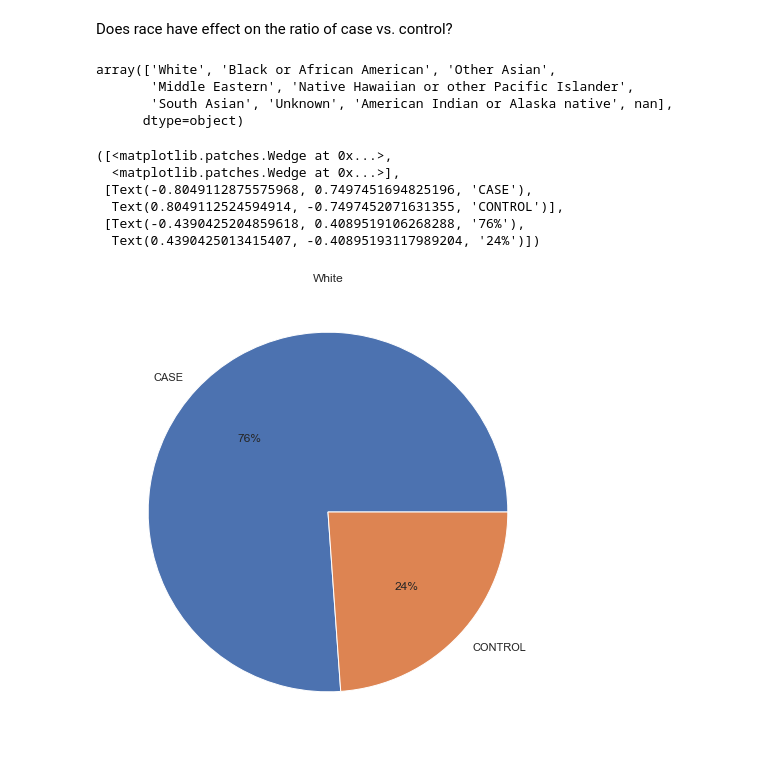
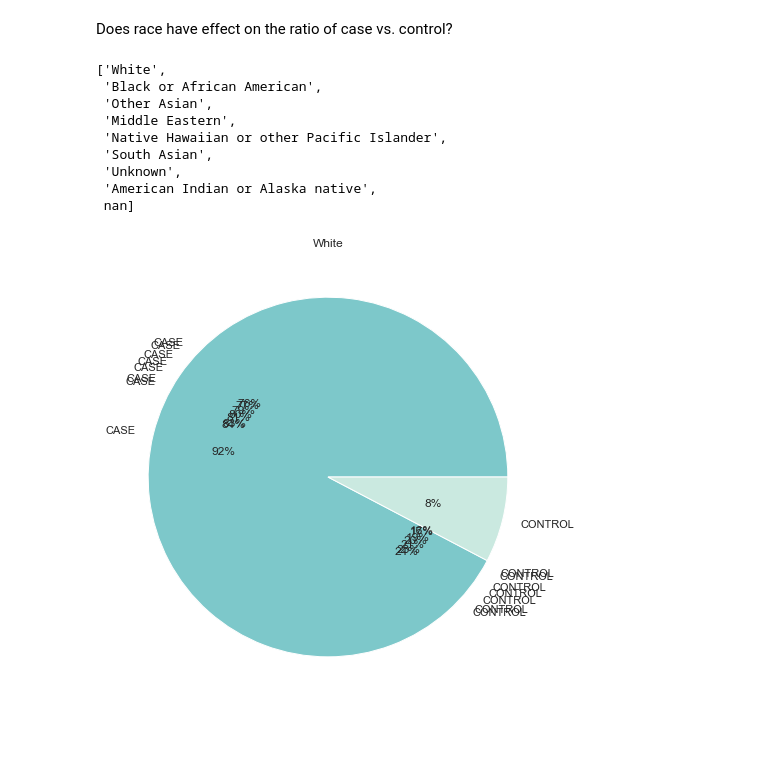
Before and after one commit to MGKane23/accelerate-cure, a Jupyter notebook: Charlotte-Burbridges-Best-Friends-and-Fan-Club.ipynb, the cells around one changed output. Saved outputs shown, nothing was run; the diff lists cells and outputs as text; code cells hidden in the pictures.

```diff
--- a/Charlotte-Burbridges-Best-Friends-and-Fan-Club.ipynb
+++ b/Charlotte-Burbridges-Best-Friends-and-Fan-Club.ipynb
@@ -70,23 +70,22 @@ sns.catplot(data=ms, kind="violin", x="diag_dis", y="BMI", hue="sex", split=True
 # %% [markdown]
 Does race have effect on the ratio of case vs. control?
 # %%
-races = pd.unique(ms['rac_part'])
+races = list(pd.unique(ms['rac_part']))
 races
 # %% [output]
-array(['White', 'Black or African American', 'Other Asian',
-       'Middle Eastern', 'Native Hawaiian or other Pacific Islander',
-       'South Asian', 'Unknown', 'American Indian or Alaska native', nan],
-      dtype=object)
+['White',
+ 'Black or African American',
+ 'Other Asian',
+ 'Middle Eastern',
+ 'Native Hawaiian or other Pacific Islander',
+ 'South Asian',
+ 'Unknown',
+ 'American Indian or Alaska native',
+ nan]
 # %%
-
-    White = ms.loc[ms['rac_part'] == 'White', ['rac_part', 'diag_dis']].groupby('diag_dis').diag_dis.count()
+for r in races:
+    r = ms.loc[ms['rac_part'] == r, ['rac_part', 'diag_dis']].groupby('diag_dis').diag_dis.count()
     plt.title('White')
-    plt.pie(White, labels=White.index, autopct='%1.0f%%')
+    plt.pie(r, labels=r.index, autopct='%1.0f%%', colors=['#7DC8CA', '#CAE9E0'])
 # %% [output]
-([<matplotlib.patches.Wedge at 0x...>,
-  <matplotlib.patches.Wedge at 0x...>],
- [Text(-0.8049112875575968, 0.7497451694825196, 'CASE'),
-  Text(0.8049112524594914, -0.7497452071631355, 'CONTROL')],
- [Text(-0.4390425204859618, 0.4089519106268288, '76%'),
-  Text(0.4390425013415407, -0.40895193117989204, '24%')])
-[figure, old version]
+[figure, new version]
```
Also changed, not shown: parts of 1 cell of this notebook.
